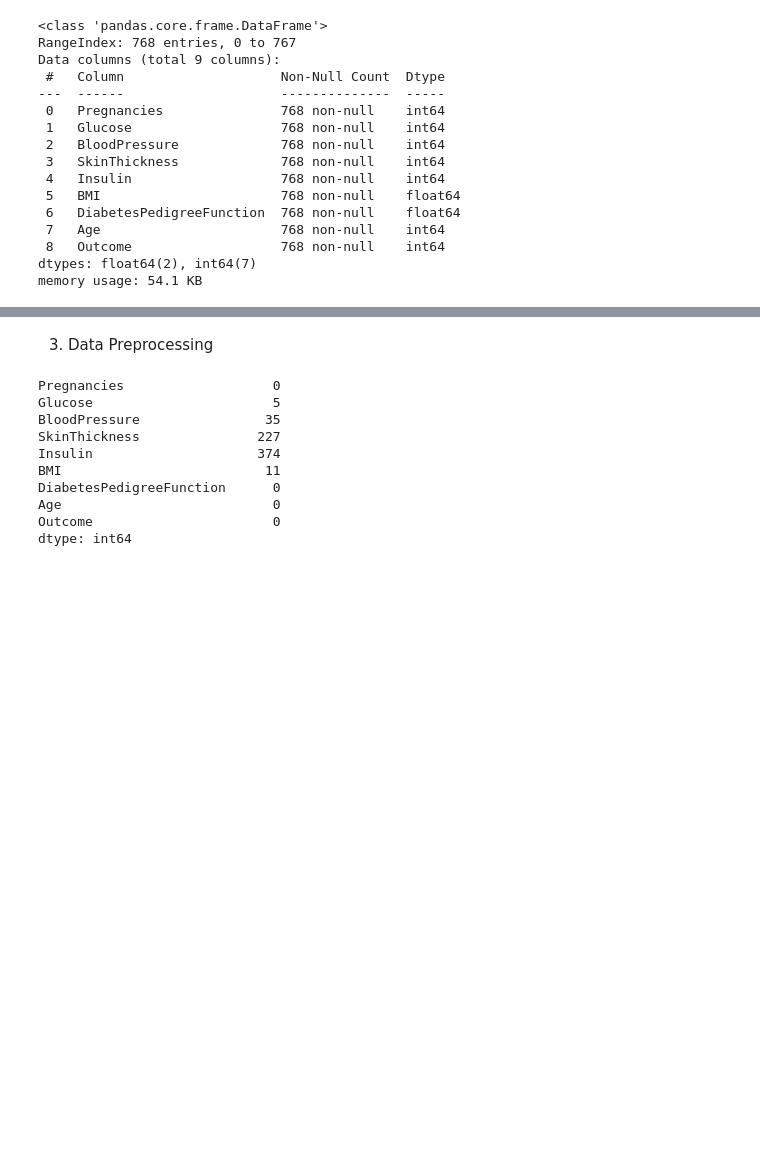
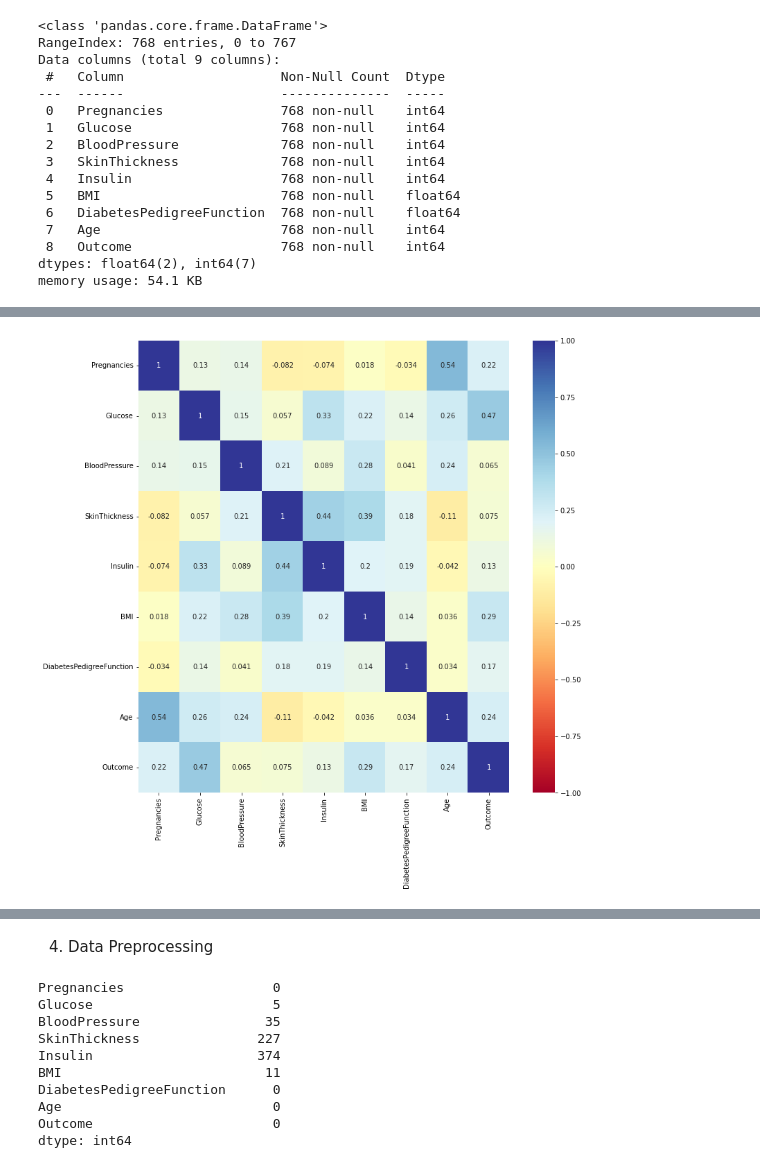
Before and after one commit to LobaXgreecy/github-slideshow, a Jupyter notebook: Final.ipynb, the cells around one changed output, grey strips where cells are left out. Drawn from its saved outputs; the diff is of its cells as text; code cells hidden in the pictures; blank space fills up the shorter version.

```diff
--- a/Final.ipynb
+++ b/Final.ipynb
@@ -86,3 +113,9 @@ sns.heatmap(upper, annot=True, cmap='RdYlBu')
+# %%
+plt.figure(figsize =(12,12))
+sns.heatmap(data.corr(),vmin=-1.0,center=0,cmap='RdYlBu',annot= True,data=data)
+plt.show()
+# %% [output]
+[figure, added]
 # %%
 data.head()
 # %% [output]
@@ -102,7 +135,7 @@ data.tail()
 | 766 | 1 | 126 | 60 | 0 | 0 | 30.1 | 0.349 | 47 | ... |
 | 767 | 1 | 93 | 70 | 31 | 0 | 30.4 | 0.315 | 23 | ... |
 # %% [markdown]
-3. Data Preprocessing
+4. Data Preprocessing
 # %%
 data_copy = data.copy(deep= True)
 data_copy[['Glucose' , 'BloodPressure' , 'SkinThickness' , 'Insulin' , 'BMI']] = data_copy[['Glucose' , 'BloodPressure' , 'SkinThickness' , 'Insulin' , 'BMI']].replace(0,np.NaN)
```
Also changed, not shown: parts of 19 cells of this notebook.
